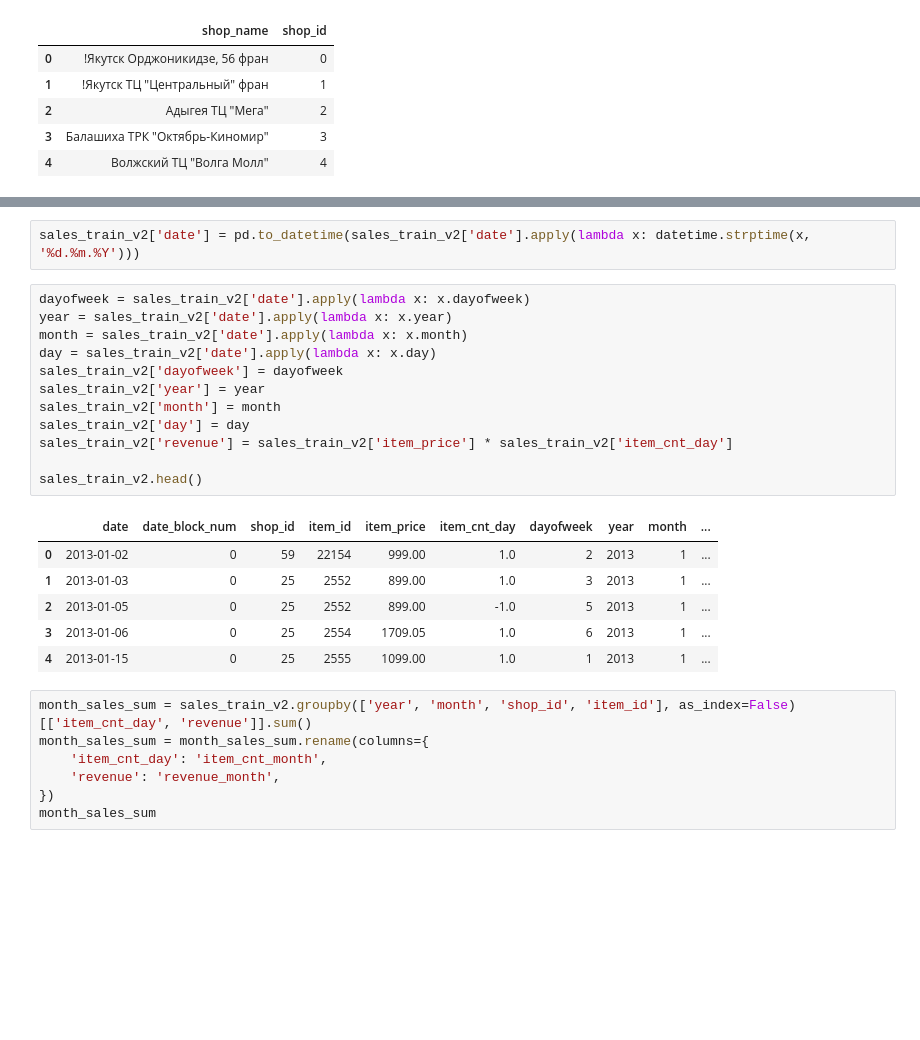
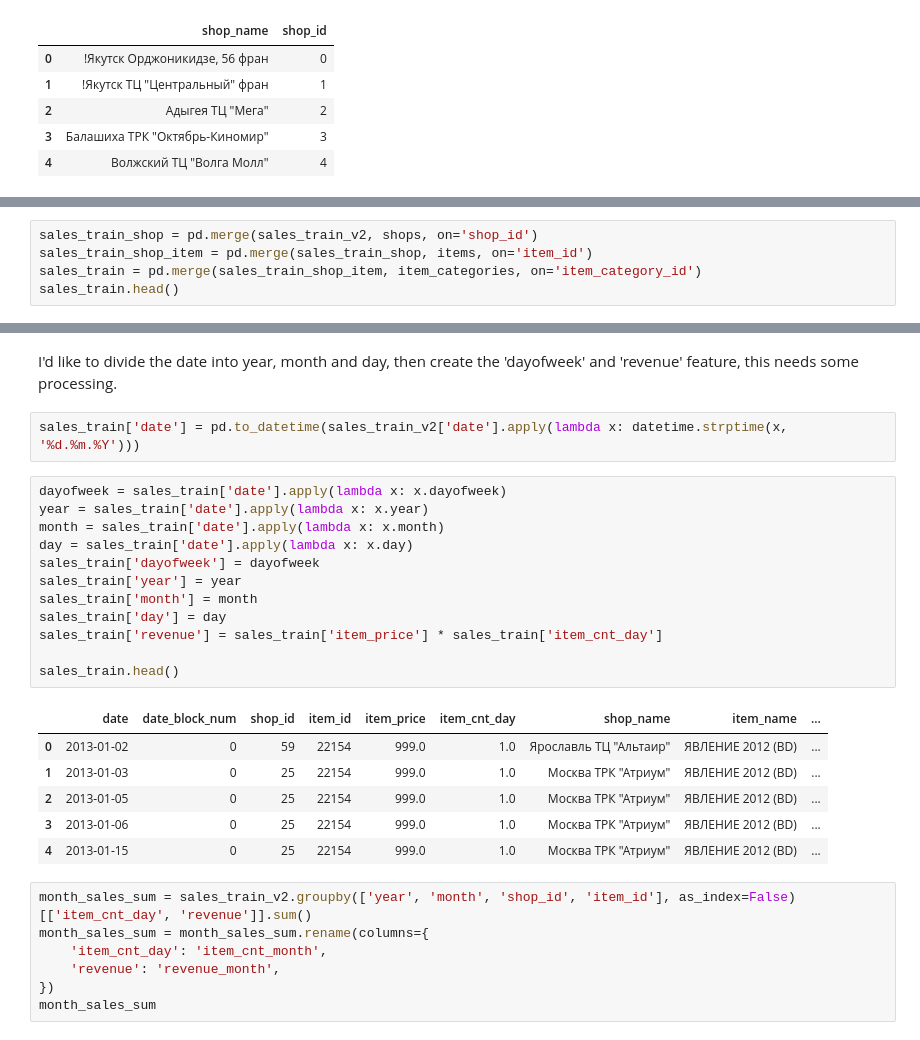
Before and after one commit to leesper/advanced_machine_learning, a Jupyter notebook: L2_Learn_from_Top_Kagglers/predict_future_sales.ipynb, the cells around one changed output, grey strips where cells are left out. Cells and saved outputs as stored; diff of their text form; blank space fills up the shorter version.

Commit message:
merge data

```diff
--- a/L2_Learn_from_Top_Kagglers/predict_future_sales.ipynb
+++ b/L2_Learn_from_Top_Kagglers/predict_future_sales.ipynb
@@ -73,0 +70,5 @@ dtype: object
+# %%
+sales_train_shop = pd.merge(sales_train_v2, shops, on='shop_id')
+sales_train_shop_item = pd.merge(sales_train_shop, items, on='item_id')
+sales_train = pd.merge(sales_train_shop_item, item_categories, on='item_category_id')
+sales_train.head()
@@ -74,24 +102,26 @@ dtype: object
+# %% [markdown]
+I'd like to divide the date into year, month and day, then create the 'dayofweek' and 'revenue' feature, this needs some processing.
 # %%
-sales_train_v2['date'] = pd.to_datetime(sales_train_v2['date'].apply(lambda x: datetime.strptime(x, '%d.%m.%Y')))
+sales_train['date'] = pd.to_datetime(sales_train_v2['date'].apply(lambda x: datetime.strptime(x, '%d.%m.%Y')))
 # %%
-dayofweek = sales_train_v2['date'].apply(lambda x: x.dayofweek)
-year = sales_train_v2['date'].apply(lambda x: x.year)
-month = sales_train_v2['date'].apply(lambda x: x.month)
-day = sales_train_v2['date'].apply(lambda x: x.day)
-sales_train_v2['dayofweek'] = dayofweek
-sales_train_v2['year'] = year
-sales_train_v2['month'] = month
-sales_train_v2['day'] = day
-sales_train_v2['revenue'] = sales_train_v2['item_price'] * sales_train_v2['item_cnt_day']
+dayofweek = sales_train['date'].apply(lambda x: x.dayofweek)
+year = sales_train['date'].apply(lambda x: x.year)
+month = sales_train['date'].apply(lambda x: x.month)
+day = sales_train['date'].apply(lambda x: x.day)
+sales_train['dayofweek'] = dayofweek
+sales_train['year'] = year
+sales_train['month'] = month
+sales_train['day'] = day
+sales_train['revenue'] = sales_train['item_price'] * sales_train['item_cnt_day']
 
-sales_train_v2.head()
+sales_train.head()
 # %% [output]
-|  | date | date_block_num | shop_id | item_id | item_price | item_cnt_day | dayofweek | year | month | ... |
-| 0 | 2013-01-02 | 0 | 59 | 22154 | 999.00 | 1.0 | 2 | 2013 | 1 | ... |
-| 1 | 2013-01-03 | 0 | 25 | 2552 | 899.00 | 1.0 | 3 | 2013 | 1 | ... |
-| 2 | 2013-01-05 | 0 | 25 | 2552 | 899.00 | -1.0 | 5 | 2013 | 1 | ... |
-| 3 | 2013-01-06 | 0 | 25 | 2554 | 1709.05 | 1.0 | 6 | 2013 | 1 | ... |
-| 4 | 2013-01-15 | 0 | 25 | 2555 | 1099.00 | 1.0 | 1 | 2013 | 1 | ... |
+|  | date | date_block_num | shop_id | item_id | item_price | item_cnt_day | shop_name | item_name | ... |
+| 0 | 2013-01-02 | 0 | 59 | 22154 | 999.0 | 1.0 | Ярославль ТЦ "Альтаир" | ЯВЛЕНИЕ 2012 (BD) | ... |
+| 1 | 2013-01-03 | 0 | 25 | 22154 | 999.0 | 1.0 | Москва ТРК "Атриум" | ЯВЛЕНИЕ 2012 (BD) | ... |
+| 2 | 2013-01-05 | 0 | 25 | 22154 | 999.0 | 1.0 | Москва ТРК "Атриум" | ЯВЛЕНИЕ 2012 (BD) | ... |
+| 3 | 2013-01-06 | 0 | 25 | 22154 | 999.0 | 1.0 | Москва ТРК "Атриум" | ЯВЛЕНИЕ 2012 (BD) | ... |
+| 4 | 2013-01-15 | 0 | 25 | 22154 | 999.0 | 1.0 | Москва ТРК "Атриум" | ЯВЛЕНИЕ 2012 (BD) | ... |
 # %%
 month_sales_sum = sales_train_v2.groupby(['year', 'month', 'shop_id', 'item_id'], as_index=False)[['item_cnt_day', 'revenue']].sum()
 month_sales_sum = month_sales_sum.rename(columns={
```
Also changed, not shown: parts of 8 cells of this notebook.
